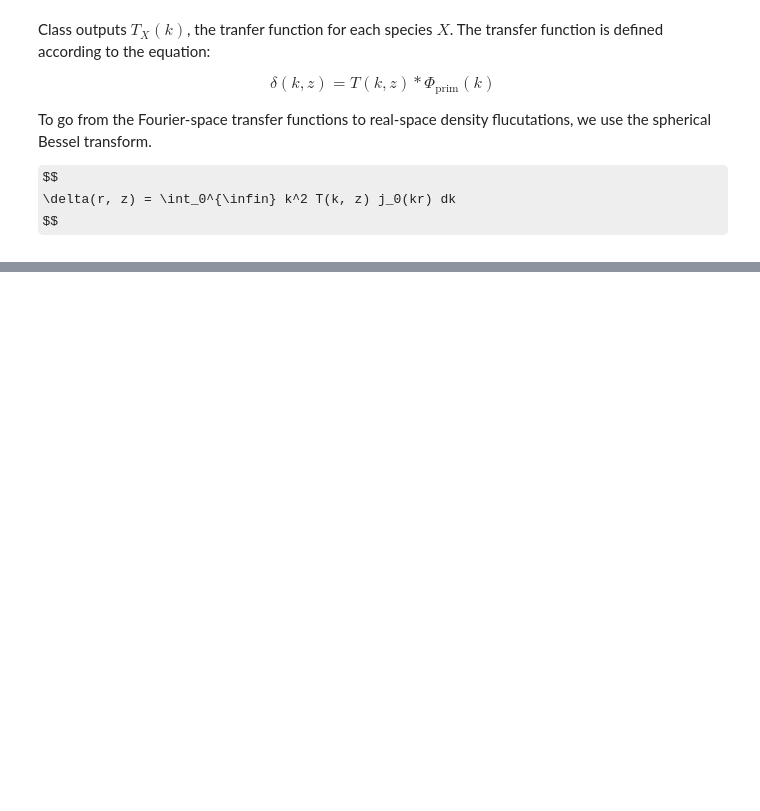
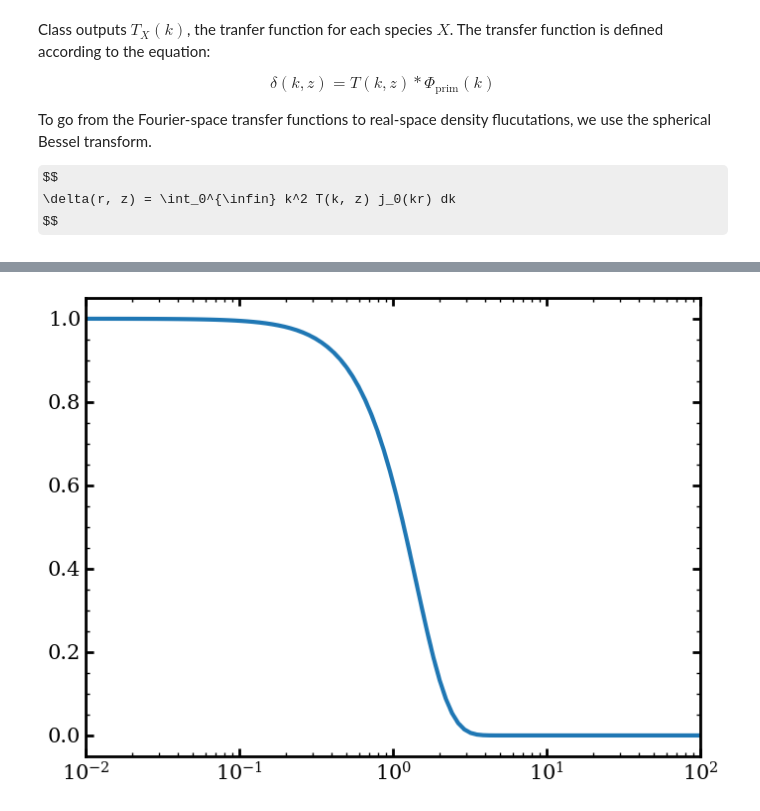
Before and after one commit to ochase10/visualizations, a Jupyter notebook: bao_animation.ipynb, the cells around one changed output, grey strips where cells are left out. Cells and saved outputs as stored; diff of their text form; code cells hidden in the pictures; some formulas as TeX source; blank space fills up the shorter version.

```diff
--- a/bao_animation.ipynb
+++ b/bao_animation.ipynb
@@ -19,12 +25,25 @@ $$
 \delta(r, z) = \int_0^{\infin} k^2 T(k, z) j_0(kr) dk
 $$
 # %%
+def Gk(k, sig=1):
+    '''Gaussian in Fourier space'''
+    return np.exp(-k**2 * sig**2 / 2)
+
 def bessel_transform(tk, k, r_vals):
     """Inverse Hankel transform of T(k) to δ(r)"""
-    delta = np.zeros(len(r_vals), dtype=float)
-    for i in range(len(r_vals)):
-        integrand = k**2 * tk * spherical_jn(0, k * r_vals[i])
-        delta[i] = simpson(y=integrand, x=k)
+
+    if tk.ndim == 1:
+        integrand = k**2 * tk * Gk(k)
+        bessel = spherical_jn(0, k[:,None] * r_vals[None,:])
+        integrand = integrand[:,None]*bessel
+        delta = simpson(y=integrand, x=k, axis=0)
+
+    if tk.ndim == 2:
+        integrand = k[:,None]**2 * tk * Gk(k)[:,None]
+        bessel = spherical_jn(0, k[:,None] * r_vals[None,:])
+        integrand = integrand[:,None,:]*bessel[:,:,None]
+        delta = simpson(y=integrand, x=k, axis=0)
+
     return delta
 # %%
 # Setup CLASS
@@ -100,0 +142,6 @@ array([-4.68394222e-06, -3.48733355e-06, -1.05213399e-05,  1.46057076e-05,
+# %%
+kvals = np.logspace(-2, 2, 100)
+pl.semilogx(kvals, Gk(kvals))
+pl.show()
+# %% [output]
+[figure, added]
```
Also changed, not shown: parts of 17 cells of this notebook, 5 other files.
